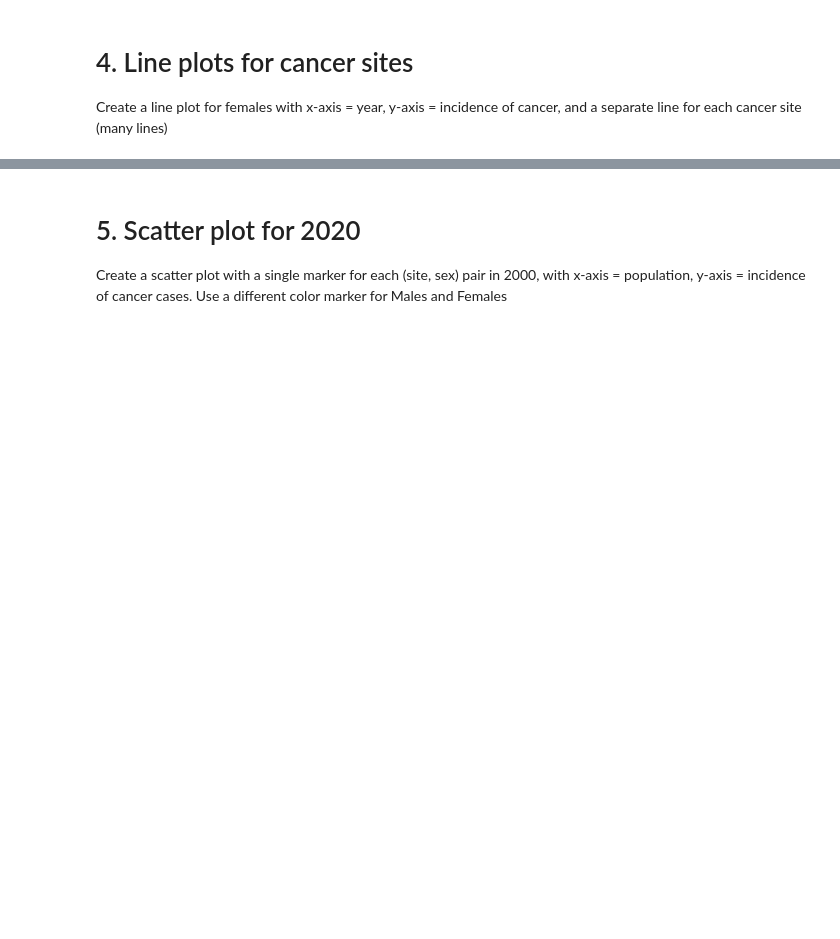
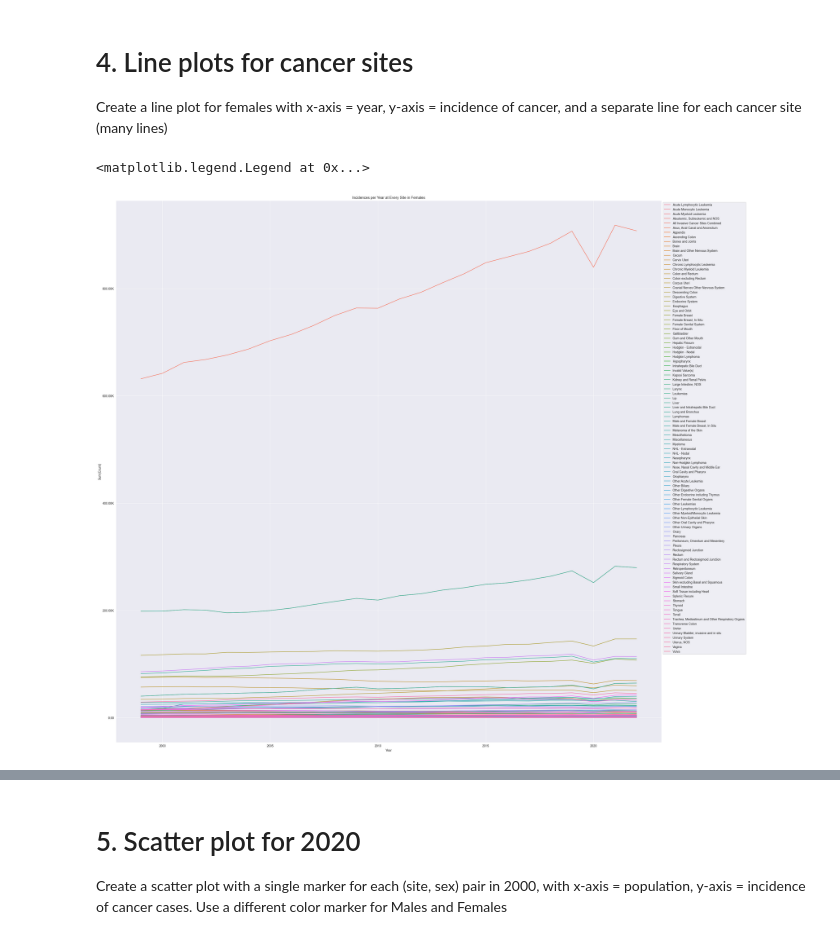
Before and after one commit to ipacheco9311/CS-577-07-Data-Science-Fall-2025, a Jupyter notebook: Assignments/Assignment1/src/assignment1-1.ipynb, the cells around one changed output, grey strips where cells are left out. Cells and saved outputs as stored; diff of their text form; code cells hidden in the pictures; blank space fills up the shorter version.

```diff
--- a/Assignments/Assignment1/src/assignment1-1.ipynb
+++ b/Assignments/Assignment1/src/assignment1-1.ipynb
@@ -83,3 +191,18 @@ Create a line plot for All Invasive Cancer Sites with x-axis = year, y-axis = in
 # 4. Line plots for cancer sites
 
  Create a line plot for females with x-axis = year, y-axis = incidence of cancer, and a separate line for each cancer site (many lines)
+# %%
+yearly_site_for_females_df = cancer_df[
+    (cancer_df[SEX] == FEMALE)
+].groupby(
+    [YEAR, CANCER_SITES, SEX]
+)[COUNT].sum().reset_index(name=SUM_COUNT)
+# %%
+plt.figure(figsize=(32, 32))
+plot = sns.lineplot(yearly_site_for_females_df, x=YEAR, y=SUM_COUNT, hue=CANCER_SITES)
+plot.yaxis.set_major_formatter(FORMATTER)
+plot.set_title("Incidences per Year at Every Site in Females")
+plot.axes.legend(bbox_to_anchor=(1, 1, 0, 0))
+# %% [output]
+<matplotlib.legend.Legend at 0x...>
+[figure, added]
```
Also changed, not shown: parts of 38 cells of this notebook, 1 other file.
